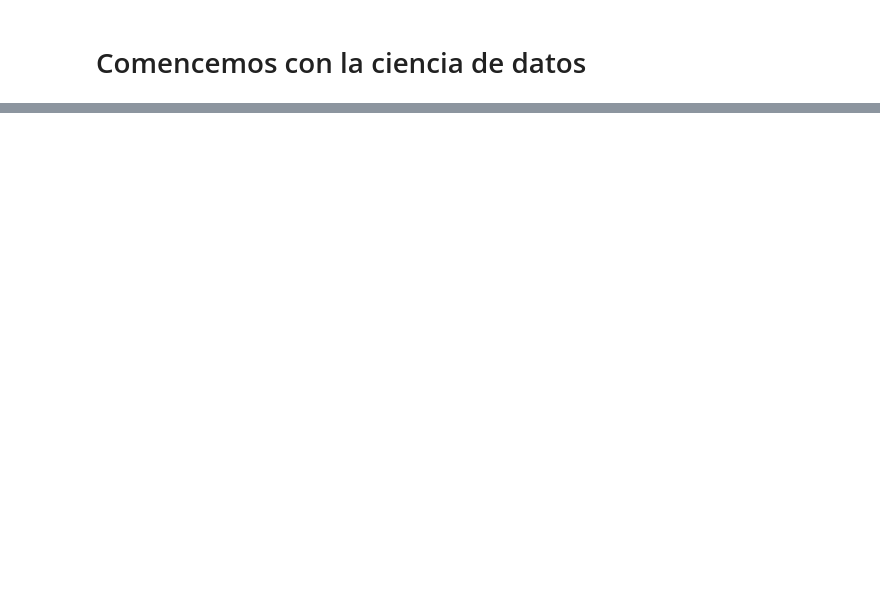
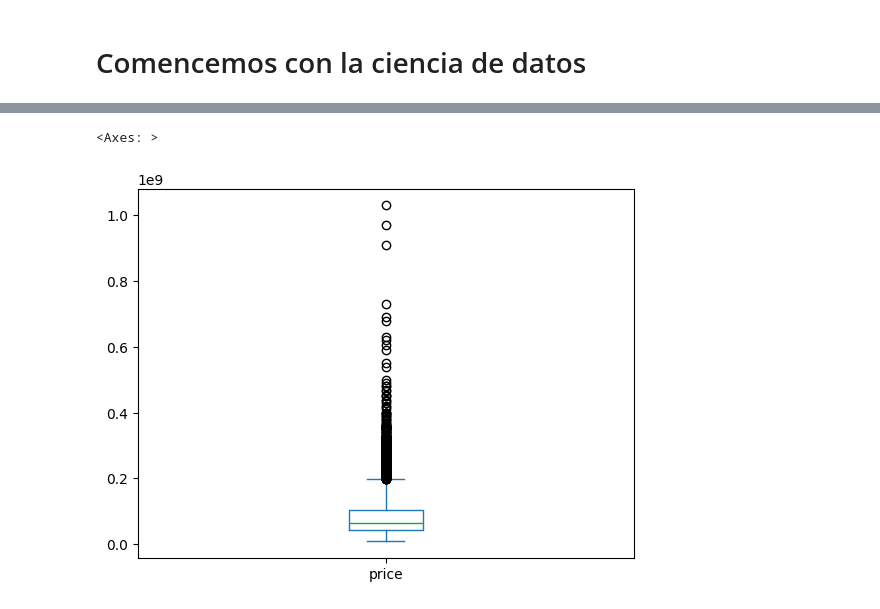
Before and after one commit to Wilmar3752/python_basic_ds_course, a Jupyter notebook: notebooks/2.eda.ipynb, the cells around one changed output, grey strips where cells are left out. Cells and saved outputs as stored; diff of their text form; code cells hidden in the pictures; blank space fills up the shorter version.

```diff
--- a/notebooks/2.eda.ipynb
+++ b/notebooks/2.eda.ipynb
@@ -18,0 +99,5 @@ data.head()
+# %%
+data['price'].plot(kind='box')
+# %% [output]
+<Axes: >
+[figure, added]
```
Also changed, not shown: parts of 14 cells of this notebook, 6 other files.
